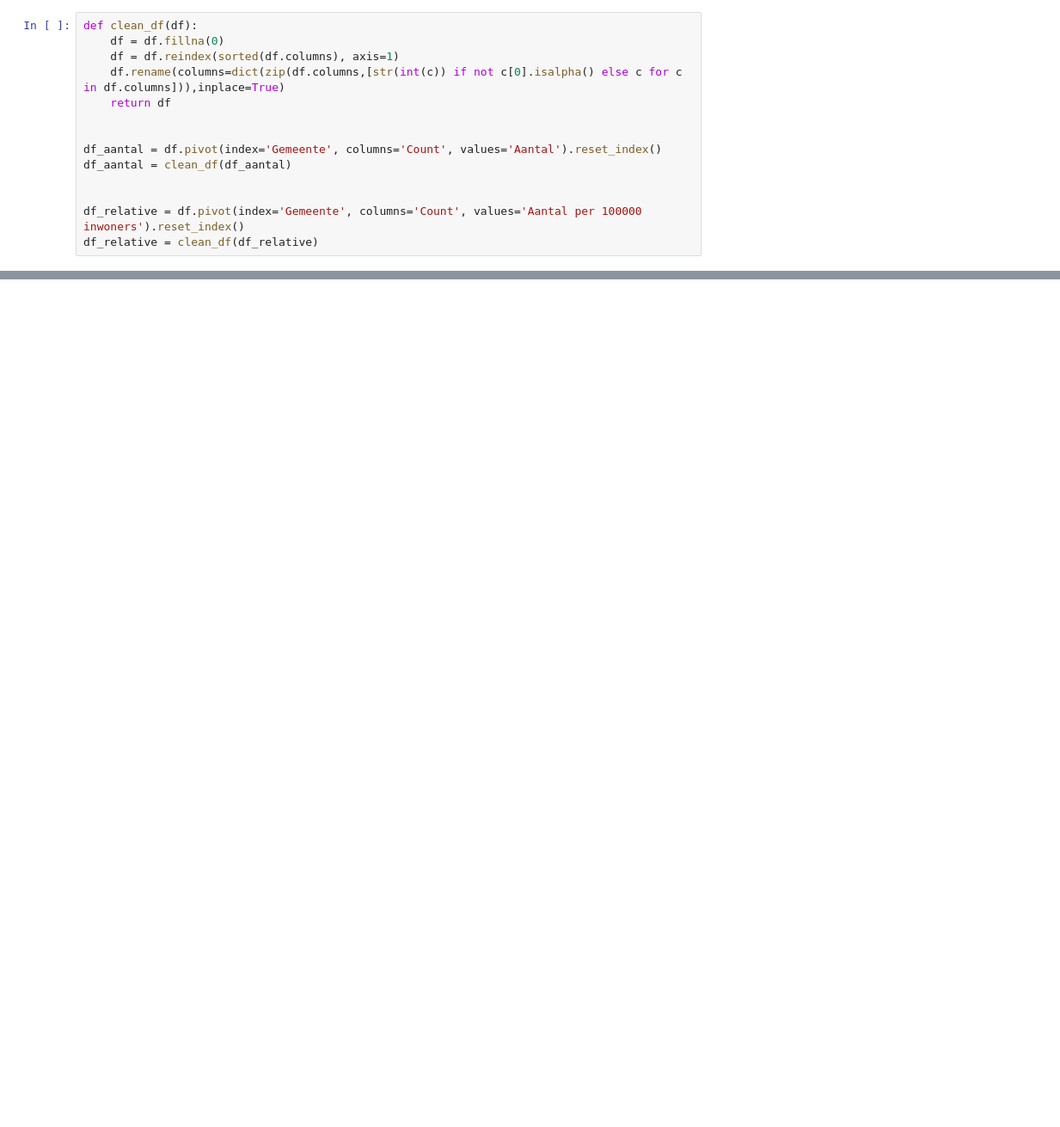
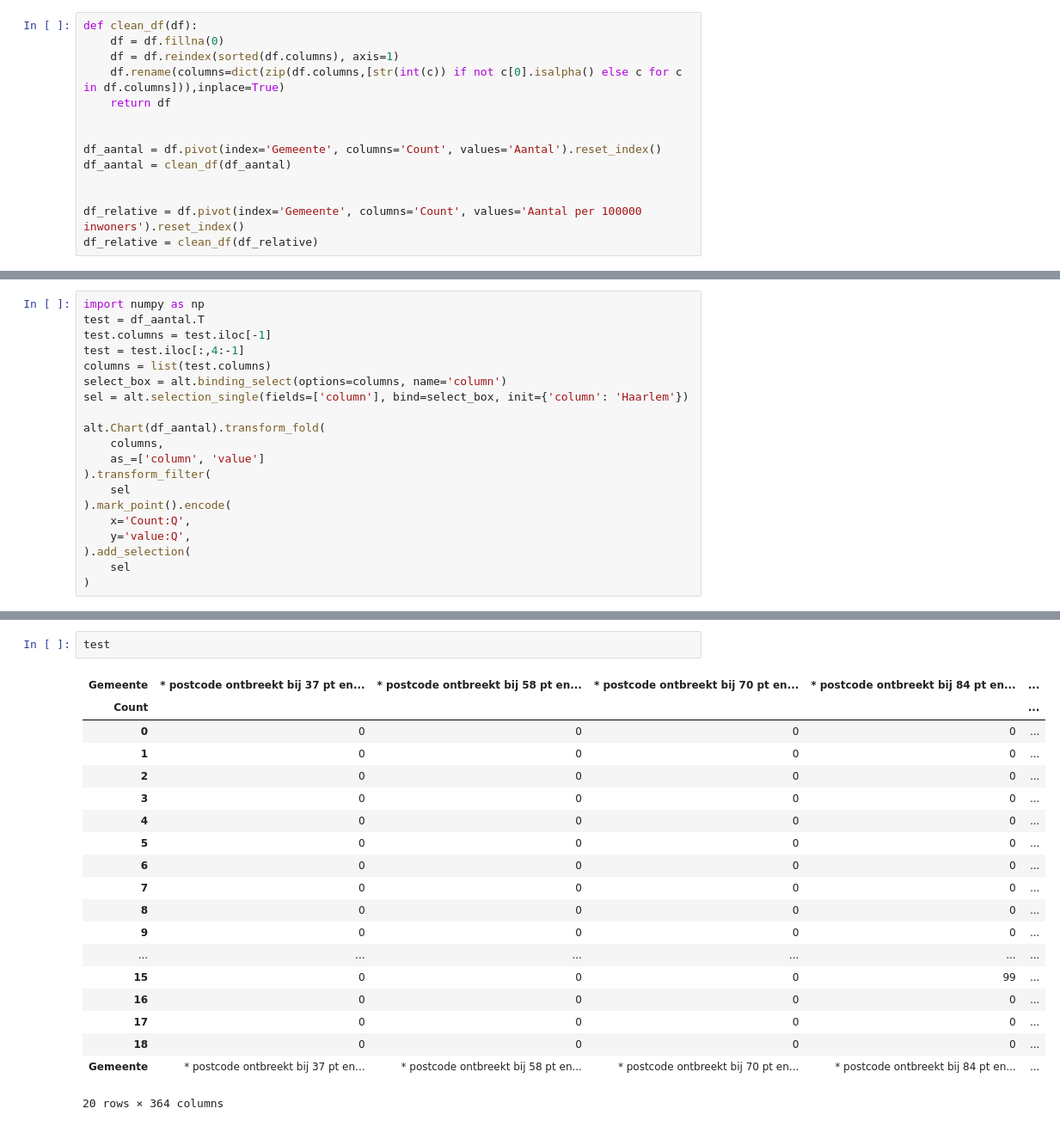
Before and after one commit to jvanelteren/covid19, a Jupyter notebook: analysis.ipynb, the cells around one changed output, grey strips where cells are left out. Shown at 86% size. Cells and saved outputs as stored; diff of their text form; blank space fills up the shorter version.

```diff
--- a/analysis.ipynb
+++ b/analysis.ipynb
@@ -114,0 +159,20 @@ Index(['index', 0], dtype='object')
+# %%
+import numpy as np
+test = df_aantal.T
+test.columns = test.iloc[-1]
+test = test.iloc[:,4:-1]
+columns = list(test.columns)
+select_box = alt.binding_select(options=columns, name='column')
+sel = alt.selection_single(fields=['column'], bind=select_box, init={'column': 'Haarlem'})
+
+alt.Chart(df_aantal).transform_fold(
+    columns,
+    as_=['column', 'value']
+).transform_filter(
+    sel
+).mark_point().encode(
+    x='Count:Q',
+    y='value:Q',
+).add_selection(
+    sel
+)
@@ -114,0 +181,22 @@ Index(['index', 0], dtype='object')
+# %%
+test
+# %% [output]
+| Gemeente | * postcode ontbreekt bij 37 pt en... | * postcode ontbreekt bij 58 pt en... | * postcode ontbreekt bij 70 pt en... | * postcode ontbreekt bij 84 pt en... | ... |
+| Count |  |  |  |  | ... |
+| 0 | 0 | 0 | 0 | 0 | ... |
+| 1 | 0 | 0 | 0 | 0 | ... |
+| 2 | 0 | 0 | 0 | 0 | ... |
+| 3 | 0 | 0 | 0 | 0 | ... |
+| 4 | 0 | 0 | 0 | 0 | ... |
+| 5 | 0 | 0 | 0 | 0 | ... |
+| 6 | 0 | 0 | 0 | 0 | ... |
+| 7 | 0 | 0 | 0 | 0 | ... |
+| 8 | 0 | 0 | 0 | 0 | ... |
+| 9 | 0 | 0 | 0 | 0 | ... |
+| ... | ... | ... | ... | ... | ... |
+| 15 | 0 | 0 | 0 | 99 | ... |
+| 16 | 0 | 0 | 0 | 0 | ... |
+| 17 | 0 | 0 | 0 | 0 | ... |
+| 18 | 0 | 0 | 0 | 0 | ... |
+| Gemeente | * postcode ontbreekt bij 37 pt en... | * postcode ontbreekt bij 58 pt en... | * postcode ontbreekt bij 70 pt en... | * postcode ontbreekt bij 84 pt en... | ... |
+20 rows × 364 columns
```
Also changed, not shown: parts of 8 cells of this notebook, 3 other files.
